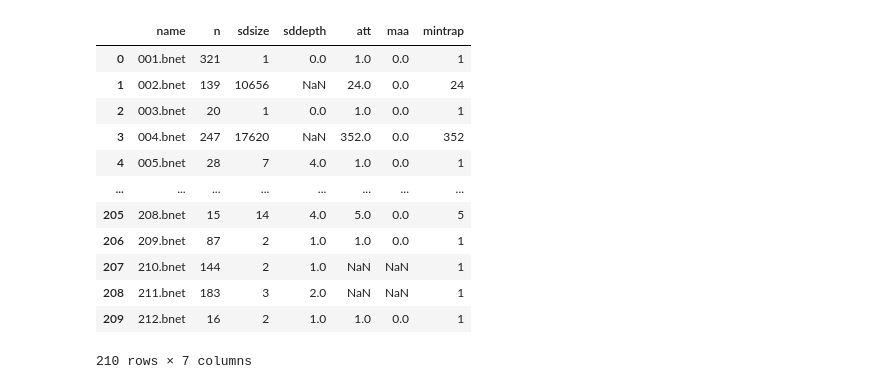
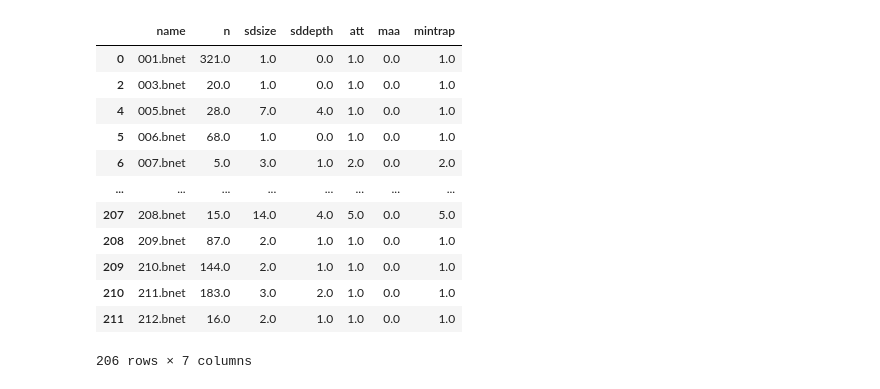
Before and after one commit to jcrozum/biobalm, a Jupyter notebook: analysis/output_analysis.ipynb, the cells around one changed output. Cells and saved outputs as stored; diff of their text form; code cells hidden in the pictures.

```diff
--- a/analysis/output_analysis.ipynb
+++ b/analysis/output_analysis.ipynb
@@ -13,21 +10,24 @@ plt.rcParams.update({'font.size':20})
 # %%
 BTR = pd.read_csv("bbm-true-prototype.csv")
 BTR.columns = ["name", "n", "sdsize", "sddepth", "att", "maa", "mintrap"]
-BTR.sort_values(by=["name"])
+BTR = BTR.sort_values(by=["name"])
+BTR = BTR.dropna(subset=['sdsize','sddepth'])
+
+BTR
 # %% [output]
 |  | name | n | sdsize | sddepth | att | maa | mintrap |
-| 0 | 001.bnet | 321 | 1 | 0.0 | 1.0 | 0.0 | 1 |
-| 1 | 002.bnet | 139 | 10656 | NaN | 24.0 | 0.0 | 24 |
-| 2 | 003.bnet | 20 | 1 | 0.0 | 1.0 | 0.0 | 1 |
-| 3 | 004.bnet | 247 | 17620 | NaN | 352.0 | 0.0 | 352 |
-| 4 | 005.bnet | 28 | 7 | 4.0 | 1.0 | 0.0 | 1 |
+| 0 | 001.bnet | 321.0 | 1.0 | 0.0 | 1.0 | 0.0 | 1.0 |
+| 2 | 003.bnet | 20.0 | 1.0 | 0.0 | 1.0 | 0.0 | 1.0 |
+| 4 | 005.bnet | 28.0 | 7.0 | 4.0 | 1.0 | 0.0 | 1.0 |
+| 5 | 006.bnet | 68.0 | 1.0 | 0.0 | 1.0 | 0.0 | 1.0 |
+| 6 | 007.bnet | 5.0 | 3.0 | 1.0 | 2.0 | 0.0 | 2.0 |
 | ... | ... | ... | ... | ... | ... | ... | ... |
-| 205 | 208.bnet | 15 | 14 | 4.0 | 5.0 | 0.0 | 5 |
-| 206 | 209.bnet | 87 | 2 | 1.0 | 1.0 | 0.0 | 1 |
-| 207 | 210.bnet | 144 | 2 | 1.0 | NaN | NaN | 1 |
-| 208 | 211.bnet | 183 | 3 | 2.0 | NaN | NaN | 1 |
-| 209 | 212.bnet | 16 | 2 | 1.0 | 1.0 | 0.0 | 1 |
+| 207 | 208.bnet | 15.0 | 14.0 | 4.0 | 5.0 | 0.0 | 5.0 |
+| 208 | 209.bnet | 87.0 | 2.0 | 1.0 | 1.0 | 0.0 | 1.0 |
+| 209 | 210.bnet | 144.0 | 2.0 | 1.0 | 1.0 | 0.0 | 1.0 |
+| 210 | 211.bnet | 183.0 | 3.0 | 2.0 | 1.0 | 0.0 | 1.0 |
+| 211 | 212.bnet | 16.0 | 2.0 | 1.0 | 1.0 | 0.0 | 1.0 |
-210 rows × 7 columns
+206 rows × 7 columns
 # %%
 BID = pd.read_csv("bbm-identity-prototype.csv")
 BID.columns = ["name", "n", "sdsize", "sddepth", "att", "maa", "mintrap"]
```
Also changed, not shown: parts of 8 cells of this notebook, 1 other file.
